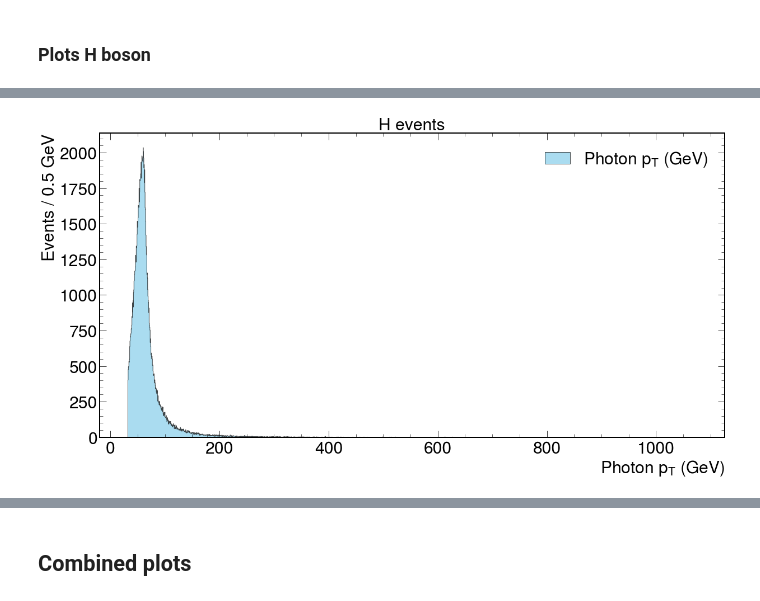
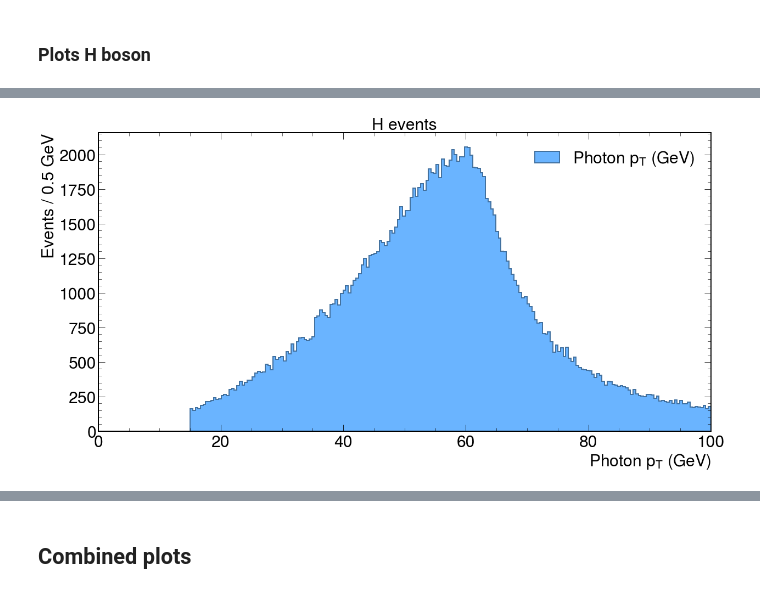
Before and after one commit to javivilladamigo/ResearchActivities, a Jupyter notebook: efficiencies.ipynb, the cells around one changed output, grey strips where cells are left out. Cells and saved outputs as stored; diff of their text form; code cells hidden in the pictures.

Commit message:
refined plots and finished notebook

```diff
--- a/efficiencies.ipynb
+++ b/efficiencies.ipynb
@@ -13,6 +13,13 @@ import matplotlib.pyplot as plt
 import mplhep as hep
 plt.style.use([hep.style.CMS])
 QCD_color, Z_color, H_color = ["#af272f", "#608fbe", "darkorange"]
+
+mainblue = ["#42719f", "#6ab4ff"]
+coralgreen = ["#117a65", "#138D75"]
+reddish = ["#c82929", "#e42f2f"]
+orangish = ["#d78939", "#e48a2f"]
+blueish = ["#4387cb", "#2f89e4"]
+
 from coffea.nanoevents import NanoEventsFactory, NanoAODSchema
 
 QCD_events = NanoEventsFactory.from_root('data.nosync/QCD_Pt-30_MuEnrichedPt4_TuneCP5_13TeV_pythia8_RunIISummer20UL16.root/QCD_Pt-30_MuEnrichedPt4_Mu10_Photon15.root', schemaclass = NanoAODSchema.v7, treepath='mergedEvents').events()
@@ -497,12 +510,12 @@ Events that satisfy 3 GeV < m(JPsi) < 3.2 GeV AND 70 < m(ZH) < 150 GeV: 76126
 # %% [markdown]
 ### Plots H boson
 # %%
-# selected muons, photons, JPsi and ZH
-selectedMuon1 = H_events.Muon1[H_mask_kin_HLT]
-selectedMuon2 = H_events.Muon2[H_mask_kin_HLT]
-selectedPhoton1 = H_events.Photon1[H_mask_kin_HLT]
-selectedJPsi = H_events.JPsi[H_mask_kin_HLT]
-selectedHorZ = H_events.HorZ[H_mask_kin_HLT]
+# selected muons, photons, JPsi and HZ
+selectedMuon1 = H_events.Muon1
+selectedMuon2 = H_events.Muon2
+selectedPhoton1 = H_events.Photon1
+selectedJPsi = H_events.JPsi
+selectedHorZ = H_events.HorZ
 
 # info on cuts
 print("Passing from %i preselected events to %i filtered events after HLT trigger AND selection cuts (%.2f%%)" % (len(H_events), ak.sum(H_mask_kin_HLT), ak.sum(H_mask_kin_HLT) / len(H_events) * 100))
@@ -519,7 +532,7 @@ print("Events that satisfy 3 GeV < m(JPsi) < 3.2 GeV AND 70 < m(ZH) < 150 GeV:",
 Muons
 '''
 _min = 0
-_max = ak.max(selectedMuon1.pt)
+_max = 100 # ak.max(selectedMuon1.pt)
 width = .5 # GeV
 nbins = int(round((_max - _min) / width)) + 1
 
@@ -528,28 +541,30 @@ _muon2_pt =  ak.flatten(selectedMuon2.pt[(selectedMuon2.pt > _min) & (selectedMu
 
 fig, ax = plt.subplots(figsize=(20, 10))
 ax.hist(
+    _muon2_pt,
+    bins = nbins,
+    histtype = 'stepfilled',
+    ec = mainblue[0],
+    facecolor = mainblue[1],
+    alpha = .5,
+    lw = 2.,
+    label = r"Muon2 $p_{T}$ (GeV)"
+)
+ax.hist(
     _muon1_pt,
     bins = nbins,
-    histtype = "stepfilled",
-    color = "firebrick",
-    alpha = 0.7,
-    edgecolor = "black",
+    histtype = 'stepfilled',
+    ec = reddish[0],
+    facecolor = reddish[1],
+    alpha = .5,
+    lw = 2.,
     label = r"Muon1 $p_{T}$ (GeV)"
-)
-ax.hist(
-    _muon2_pt,
-    bins = nbins,
-    histtype = "stepfilled",
-    color = "skyblue",
-    alpha = 0.7,
-    edgecolor = "black",
-    label = r"Muon2 $p_{T}$ (GeV)"
 )
 #ax.set_yscale("log")
 ax.tick_params(axis = 'both', which = 'major', labelsize = 30)
 ax.set_xlabel("Muon $p_{T}$ (GeV)", fontsize = 30)
 ax.set_ylabel("Events / %.1f GeV" % width, fontsize = 30)
-#ax.set_xlim(_min, _max)
+ax.set_xlim(_min, _max)
 #ax.set_ylim(0, 5)
 ax.legend(loc = "best", fontsize = 30)
 ax.set_title("H events", fontsize = 30)
@@ -563,7 +578,7 @@ plt.savefig("plots/muonPt/muonPt_H.pdf")
 Photons
 '''
 _min = 0
-_max = ak.max(selectedPhoton1.pt)
+_max = 100 # ak.max(selectedPhoton1.pt)
 width = .5 # GeV
 nbins = int(round((_max - _min) / width)) + 1
 
@@ -573,17 +588,18 @@ fig, ax = plt.subplots(figsize=(20, 10))
 ax.hist(
     _photon1_pt,
     bins = nbins,
-    histtype = "stepfilled",
-    color = "skyblue",
-    alpha = 0.7,
-    edgecolor = "black",
+    histtype = 'stepfilled',
+    ec = mainblue[0],
+    facecolor = mainblue[1],
+    alpha = 1.,
+    lw = 2.,
     label = r"Photon $p_{T}$ (GeV)"
 )
 #ax.set_yscale("log")
 ax.tick_params(axis = 'both', which = 'major', labelsize = 30)
 ax.set_xlabel("Photon $p_{T}$ (GeV)", fontsize = 30)
 ax.set_ylabel("Events / %.1f GeV" % width, fontsize = 30)
-#ax.set_xlim(_min, _max)
+ax.set_xlim(_min, _max)
 #ax.set_ylim(0, 5)
 ax.legend(loc = "best", fontsize = 30)
 ax.set_title("H events", fontsize = 30)
@@ -596,9 +612,9 @@ plt.savefig("plots/photonPt/photonPt_H.pdf")
 '''
 Invariant mumu mass
 '''
-_min = 0.
-_max = 50. # ak.max(selectedJPsi.mass)
-width = .5 # GeV
+_min = 0
+_max = 6 # ak.max(selectedJPsi.mass)
+width = .01 # GeV
 nbins = int(round((_max - _min) / width)) + 1
 
 _JPsi_mass =  ak.flatten(selectedJPsi.mass[(selectedJPsi.mass > _min) & (selectedJPsi.mass < _max)], axis = None)
@@ -619,7 +635,7 @@ ax.set_yscale("log")
 ax.tick_params(axis = 'both', which = 'major', labelsize = 30)
 ax.set_xlabel("$m_{\mu \mu}\ ({\\rm GeV})$", fontsize = 30)
 ax.set_ylabel("Events / %.2f GeV" % width, fontsize = 30)
-#ax.set_xlim(_min, _max)
+ax.set_xlim(_min, _max)
 #ax.set_ylim(0, 5)
 ax.legend(loc = "best", fontsize = 30)
 ax.set_title("H events", fontsize = 30)
@@ -632,9 +648,9 @@ plt.savefig("plots/m_mumu/m_mumu_H.pdf")
 '''
 Invariant mumuG mass
 '''
-_min = 75.
-_max = 175. # ak.max(selectedHorZ.mass) + 10
-width = .5 # GeV
+_min = 65
+_max = 185 # ak.max(selectedHorZ.mass) + 10
+width = .1 # GeV
 nbins = int(round((_max - _min) / width)) + 1
 
 _HorZ_mass =  ak.flatten(selectedHorZ.mass[(selectedHorZ.mass > _min) & (selectedHorZ.mass < _max)], axis = None)
@@ -651,7 +667,7 @@ ax.hist(
     lw = 2.,
     label = r"$m_{\mu \mu \gamma}$"
 )
-#ax.set_yscale("log")
+ax.set_yscale("log")
 ax.tick_params(axis = 'both', which = 'major', labelsize = 30)
 ax.set_xlabel("$m_{\mu \mu \gamma}\ ({\\rm GeV})$", fontsize = 30)
 ax.set_ylabel("Events / %.2f (GeV)" % width, fontsize = 30)
@@ -671 +687 @@ Events that satisfy 3 GeV < m(JPsi) < 3.2 GeV AND 70 < m(ZH) < 150 GeV: 130820
-[figure, old version]
+[figure, new version]
```
Also changed, not shown: parts of 10 cells of this notebook, 17 other files.
